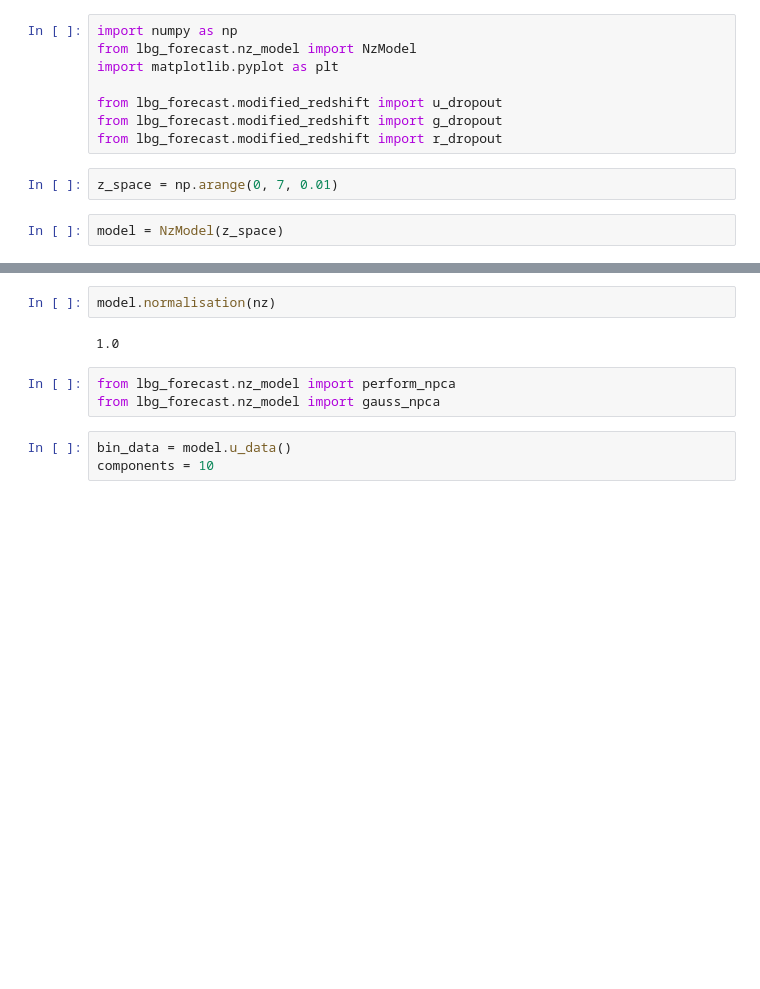
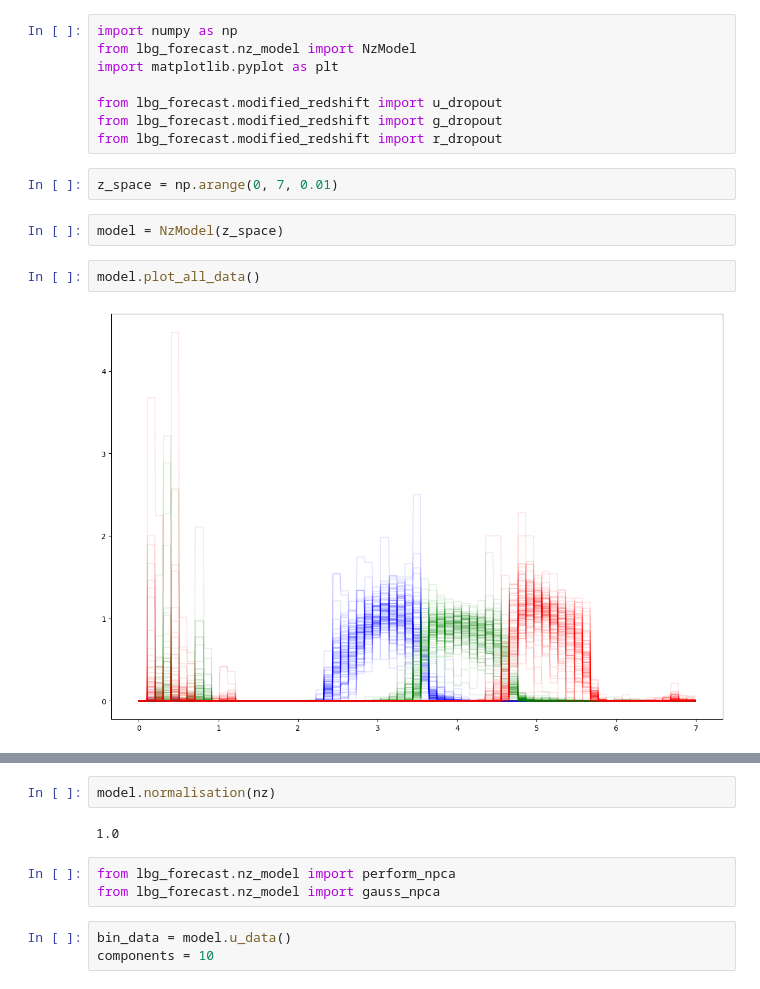
Before and after one commit to fpetri115/LBGforecast, a Jupyter notebook: tests_nzmodel.ipynb, the cells around one changed output, grey strips where cells are left out. Cells and saved outputs as stored; diff of their text form; blank space fills up the shorter version.

Commit message:
added method for plotting data nzs

```diff
--- a/tests_nzmodel.ipynb
+++ b/tests_nzmodel.ipynb
@@ -10,6 +10,10 @@ from lbg_forecast.modified_redshift import r_dropout
 z_space = np.arange(0, 7, 0.01)
 # %%
 model = NzModel(z_space)
+# %%
+model.plot_all_data()
+# %% [output]
+[figure, added]
 # %%
 model.plot_all_pca(4, 2000)
 # %% [output]
```
Also changed, not shown: parts of 8 cells of this notebook, 2 other files.
